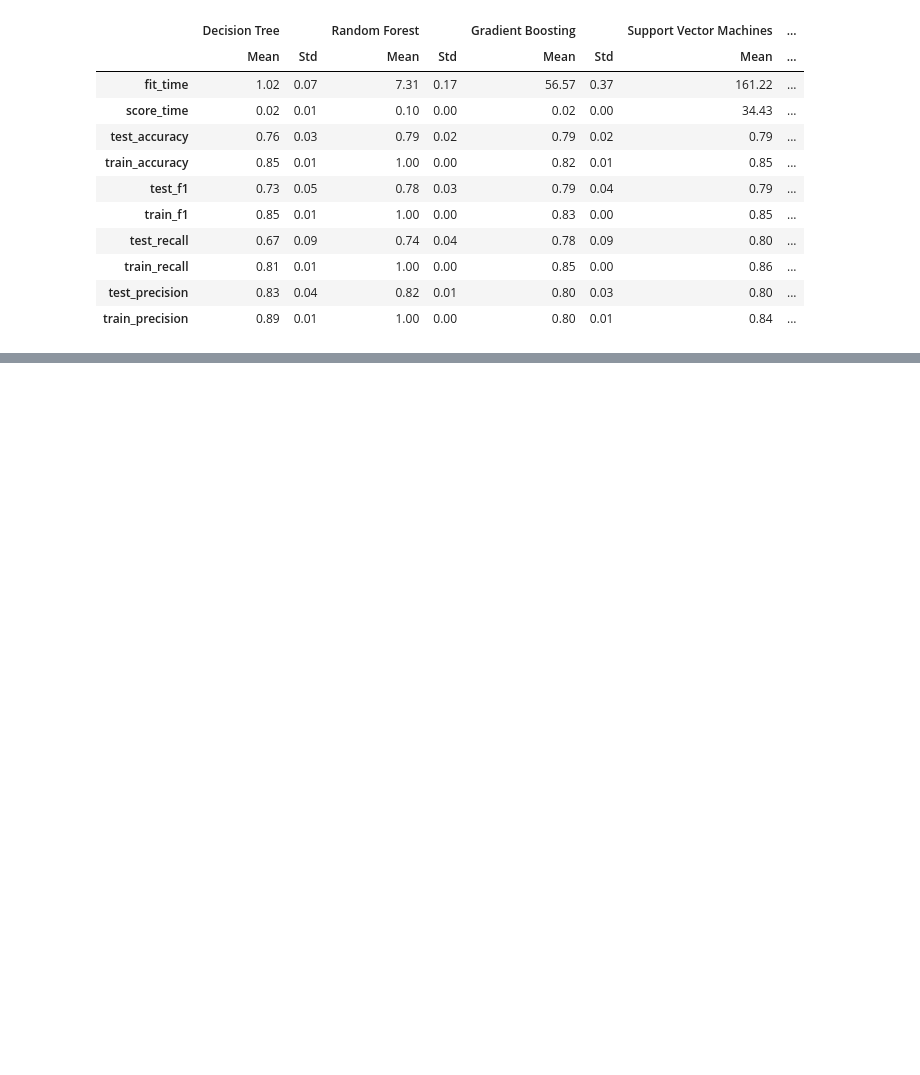
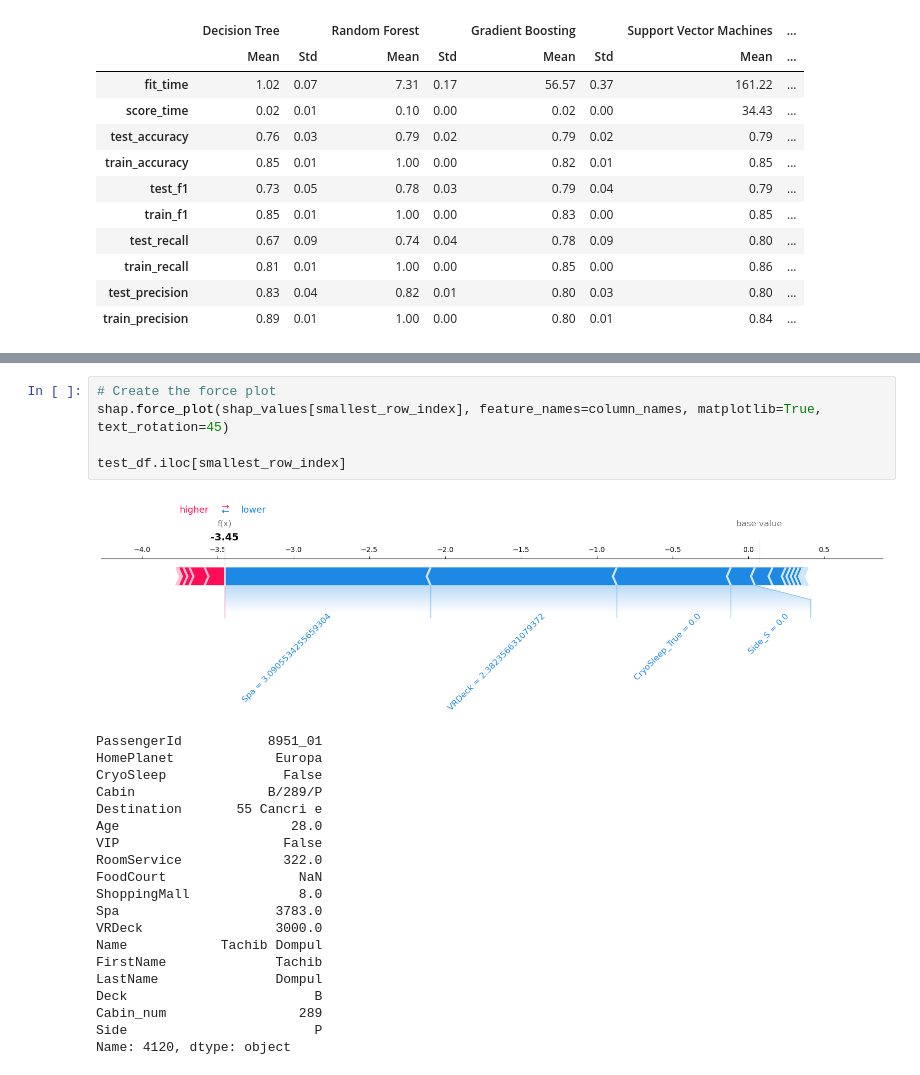
Before and after one commit to hcwang24/space_titanic, a Jupyter notebook: initial_analysis.ipynb, the cells around one changed output, grey strips where cells are left out. Drawn from its saved outputs; the diff is of its cells as text; blank space fills up the shorter version.

```diff
--- a/initial_analysis.ipynb
+++ b/initial_analysis.ipynb
@@ -832,0 +1021,26 @@ results_df
+# %%
+# Create the force plot
+shap.force_plot(shap_values[smallest_row_index], feature_names=column_names, matplotlib=True, text_rotation=45)
+
+test_df.iloc[smallest_row_index]
+# %% [output]
+[figure, added]
+PassengerId           8951_01
+HomePlanet             Europa
+CryoSleep               False
+Cabin                 B/289/P
+Destination       55 Cancri e
+Age                      28.0
+VIP                     False
+RoomService             322.0
+FoodCourt                 NaN
+ShoppingMall              8.0
+Spa                    3783.0
+VRDeck                 3000.0
+Name            Tachib Dompul
+FirstName              Tachib
+LastName               Dompul
+Deck                        B
+Cabin_num                 289
+Side                        P
+Name: 4120, dtype: object
```
Also changed, not shown: parts of 23 cells of this notebook, 2 other files.
